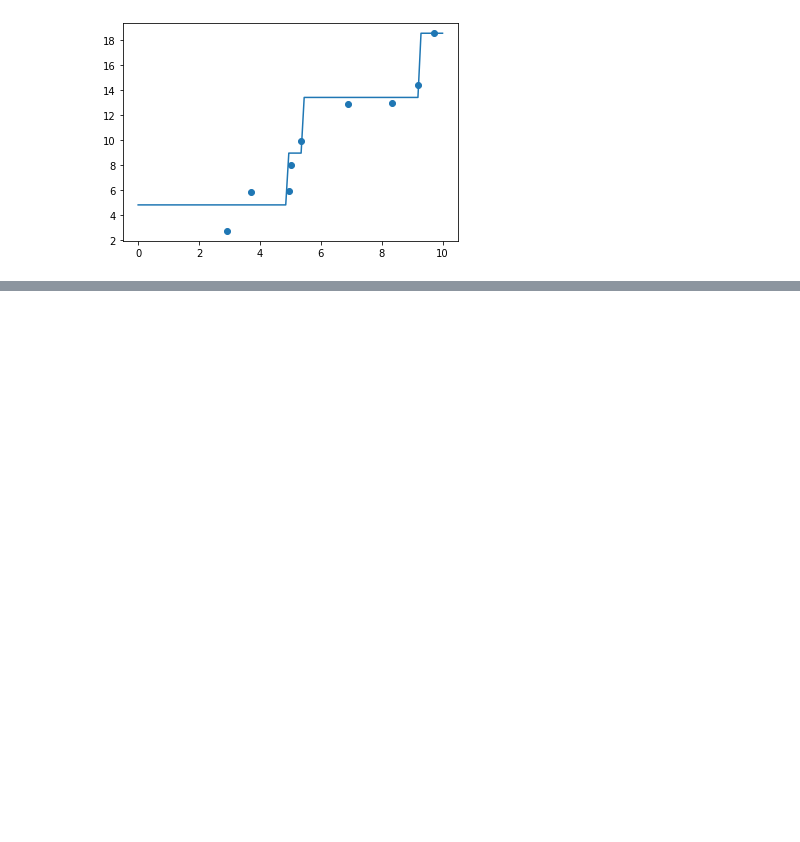
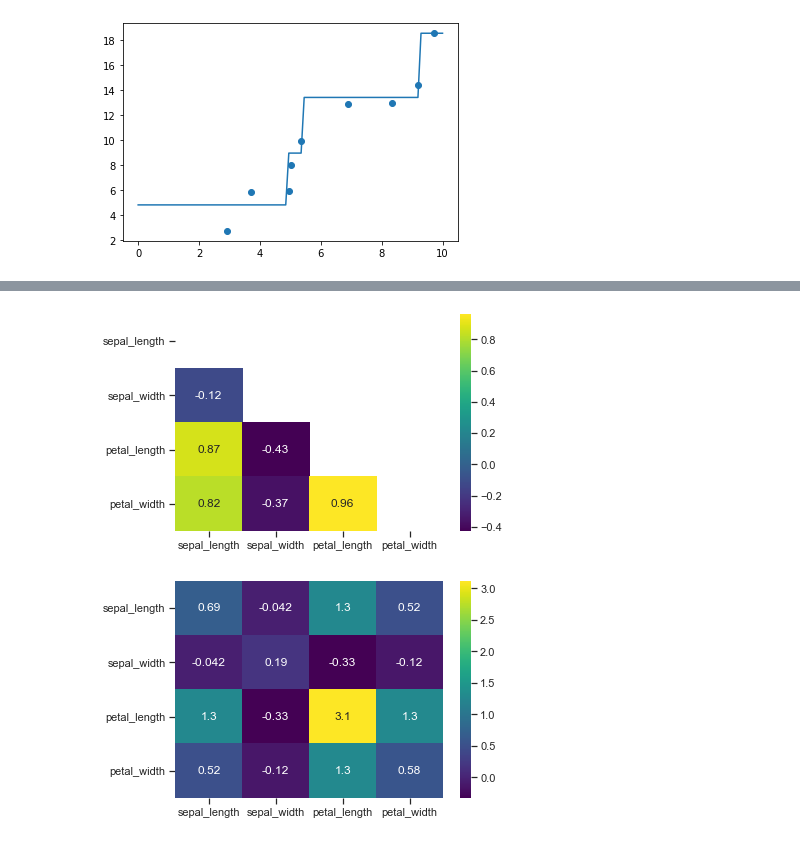
Before and after one commit to EasecureLab/zhengqi_predict, a Jupyter notebook: test.ipynb, the cells around one changed output, grey strips where cells are left out. Saved outputs shown, nothing was run; the diff lists cells and outputs as text; code cells hidden in the pictures; blank space fills up the shorter version.

```diff
--- a/test.ipynb
+++ b/test.ipynb
@@ -256,0 +540,37 @@ plt.scatter(decision_tree_data.X,decision_tree_data.Y)
+# %%
+import numpy as np
+import pandas as pd
+import seaborn as sns
+import matplotlib.pyplot as plt
+from sklearn.datasets import load_iris
+
+
+iris = load_iris()
+X = iris.data
+y = iris.target
+
+# Convert to pandas dataframe
+df_iris = pd.DataFrame(data=iris.data,
+                    columns=['sepal_length', 'sepal_width',
+                             'petal_length', 'petal_width'])
+df_iris['species'] = pd.Series(iris.target_names[y], dtype='category')
+
+#df_iris = df_iris[df_iris['species'] != 'virginica']
+
+
+corr = df_iris.corr()
+mask = np.tri(*corr.shape).T
+plt.figure()
+#sns.heatmap(corr.abs(), mask=mask, annot=True, cmap='viridis')
+sns.heatmap(corr, mask=mask, annot=True, cmap='viridis')
+# plt.savefig('../figures/iris_corr_mat.pdf', dpi=300, bbox_inches='tight');
+plt.show()
+
+cov = df_iris.cov()
+plt.figure()
+sns.heatmap(cov, annot=True, cmap='viridis')
+# plt.savefig('../figures/iris_cov_mat.pdf', dpi=300, bbox_inches='tight');
+plt.show()
+# %% [output]
+[figure, added]
+[figure, added]
```
Also changed, not shown: parts of 7 cells of this notebook, 7 other files.
